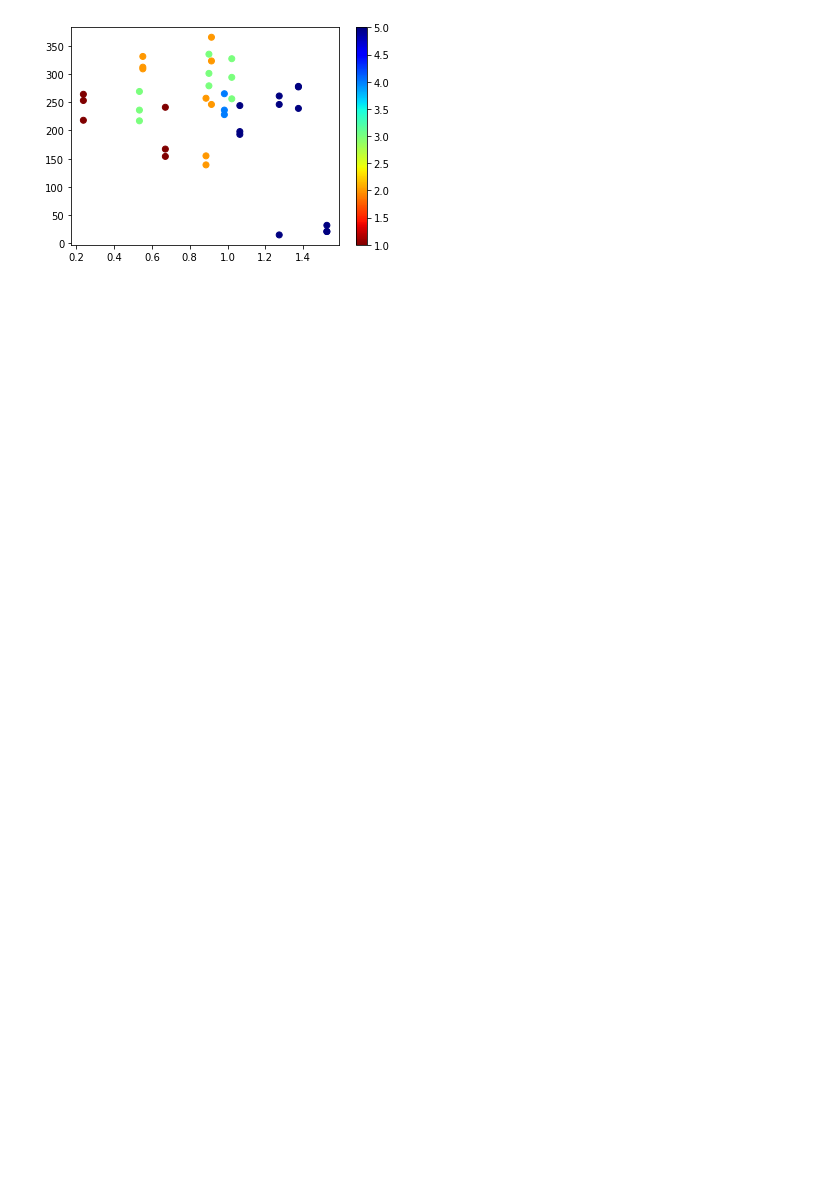
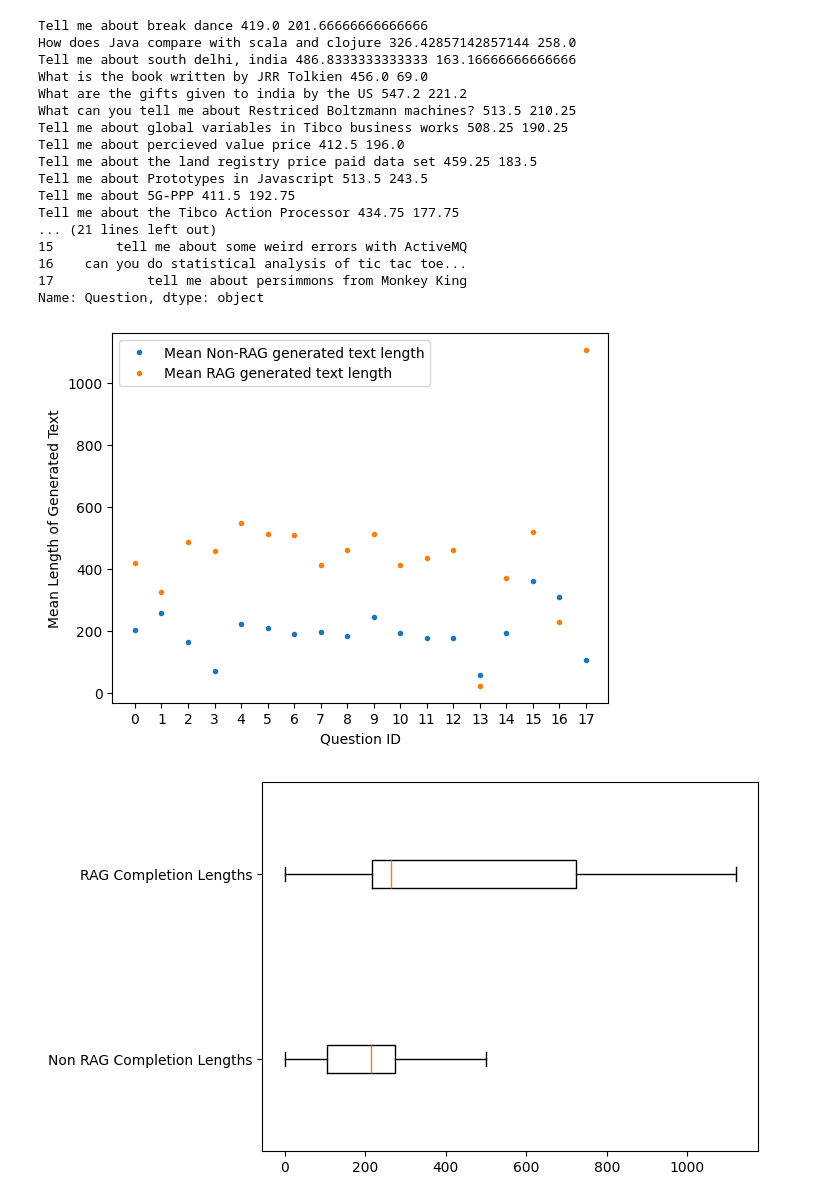
Before and after one commit to amachwe/rag_test, a Jupyter notebook: run_analysis.ipynb, the cells around one changed output. Saved outputs shown, nothing was run; the diff lists cells and outputs as text; code cells hidden in the pictures; blank space fills up the shorter version.

```diff
--- a/run_analysis.ipynb
+++ b/run_analysis.ipynb
@@ -9,11 +37,50 @@ df = pd.read_csv("run.csv", names=["Completion", "Total", "InQuery", "Model", "V
 # %%
 rag_rows = df[df["RAG"] == "RAG"]
 non_rag_rows = df[df["RAG"] != "RAG"]
 
-plt.scatter(np.array(rag_rows["Mean"]),np.array(rag_rows["Completion"]), c=np.array(rag_rows["VecHits"]),cmap="jet_r")
+ds, comp_rag, comp_non_rag= generate_dataset(rag_rows, non_rag_rows)
+ds = pd.DataFrame(ds, columns=["Question","Mean_RAG","Mean_NonRAG","Std_RAG","Std_NonRAG"])
+print(ds["Question"])
+
+plt.plot(ds.index, ds["Mean_NonRAG"],'.',label="Mean Non-RAG generated text length")
+plt.plot(ds.index, ds["Mean_RAG"],'.',label="Mean RAG generated text length")
+plt.xlabel("Question ID")
+plt.ylabel("Mean Length of Generated Text")
+plt.xticks([i for i in range(0,len(ds.index))])
+plt.legend()
+plt.show()
+
+plt.boxplot([comp_non_rag, comp_rag], vert=False)
+plt.yticks([1,2],["Non RAG Completion Lengths", "RAG Completion Lengths"])
+plt.show()
+
+#print(ds.head())
+# print(len(rag_rows["Completion"]), len(non_rag_rows["Completion"]))
+# plt.hist(rag_rows["Completion"], bins=50, label="RAG Completion")
+# plt.hist(non_rag_rows["Completion"], bins=50, label="Non RAG Completion")
+# plt.legend()
+#plt.scatter(np.array(rag_rows["Completion"]),np.array(rag_rows["Similarity"]), c=np.array(rag_rows["Std"]),cmap="jet_r")
 #plt.plot(np.array(rag_rows["Completion"]),np.array(rag_rows["Std"]),'.')
 #plt.plot(np.array(rag_rows["VecHits"]),np.array(rag_rows["Mean"])-np.power(np.array(rag_rows["Std"]),2)/2,'.')
-plt.colorbar()
+#plt.colorbar()
 plt.show()
 # %% [output]
+Tell me about break dance 419.0 201.66666666666666
+How does Java compare with scala and clojure 326.42857142857144 258.0
+Tell me about south delhi, india 486.8333333333333 163.16666666666666
+What is the book written by JRR Tolkien 456.0 69.0
+What are the gifts given to india by the US 547.2 221.2
+What can you tell me about Restriced Boltzmann machines? 513.5 210.25
+Tell me about global variables in Tibco business works 508.25 190.25
+Tell me about percieved value price 412.5 196.0
+Tell me about the land registry price paid data set 459.25 183.5
+Tell me about Prototypes in Javascript 513.5 243.5
+Tell me about 5G-PPP 411.5 192.75
+Tell me about the Tibco Action Processor 434.75 177.75
+... (21 lines left out)
+15        tell me about some weird errors with ActiveMQ
+16    can you do statistical analysis of tic tac toe...
+17            tell me about persimmons from Monkey King
+Name: Question, dtype: object
-[figure, old version]
+[figure, new version]
+[figure, added]
```
Also changed, not shown: parts of 4 cells of this notebook, 6 other files.
